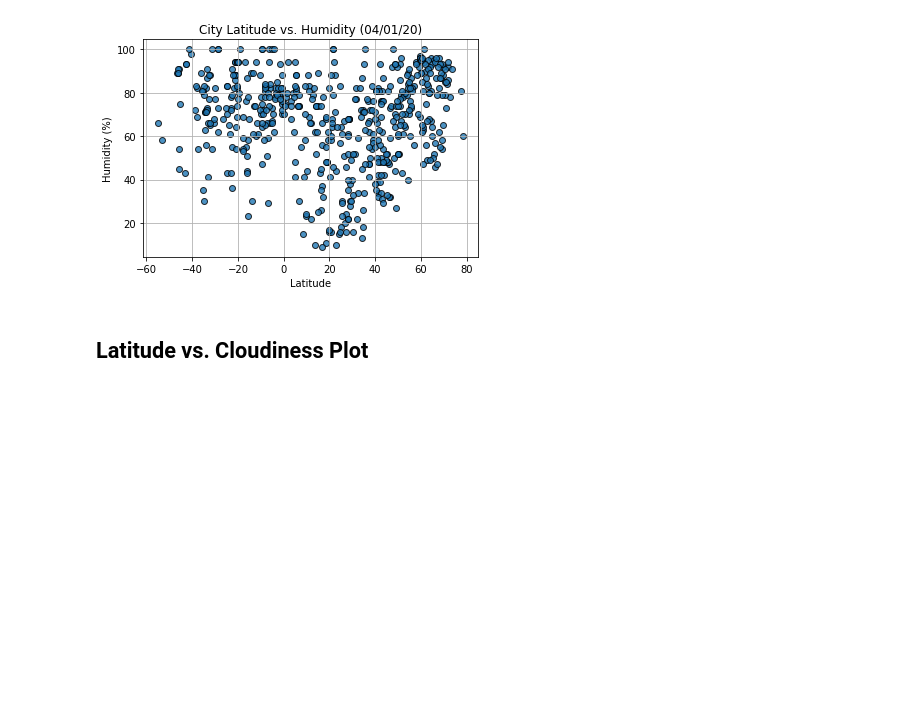
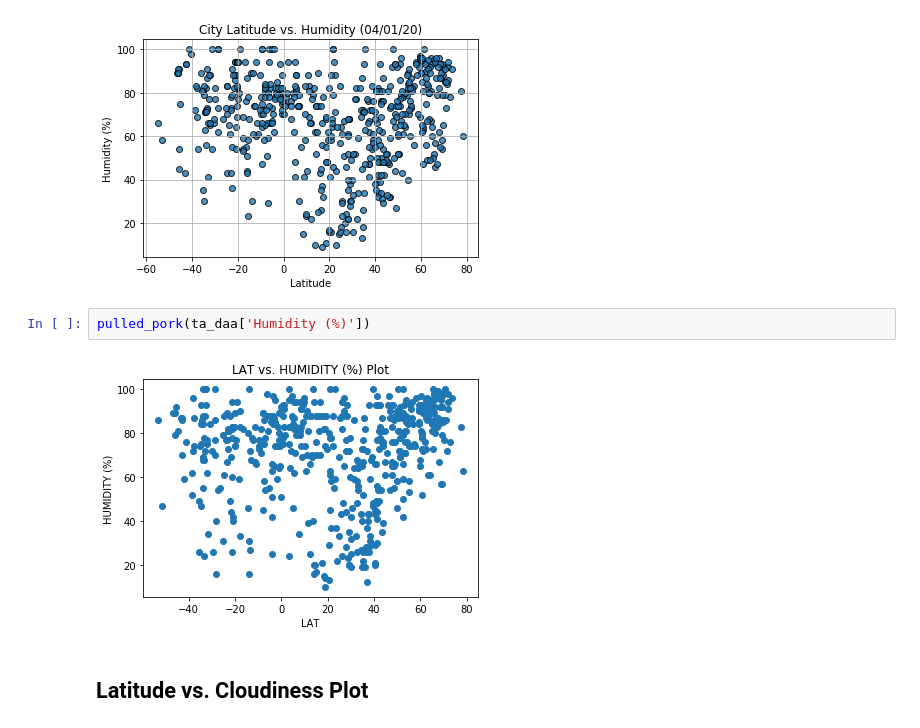
Before and after one commit to devindubin/python-api-challenge, a Jupyter notebook: WeatherPy/WeatherPy-worker.ipynb, the cells around one changed output. Drawn from its saved outputs; the diff is of its cells as text; blank space fills up the shorter version.

```diff
--- a/WeatherPy/WeatherPy-worker.ipynb
+++ b/WeatherPy/WeatherPy-worker.ipynb
@@ -175,6 +256,10 @@ Int64Index([], dtype='int64')
 # %%
 # %% [output]
 [figure]
+# %%
+pulled_pork(ta_daa['Humidity (%)'])
+# %% [output]
+[figure, added]
 # %% [markdown]
 ## Latitude vs. Cloudiness Plot
 # %%
```
Also changed, not shown: parts of 20 cells of this notebook.
